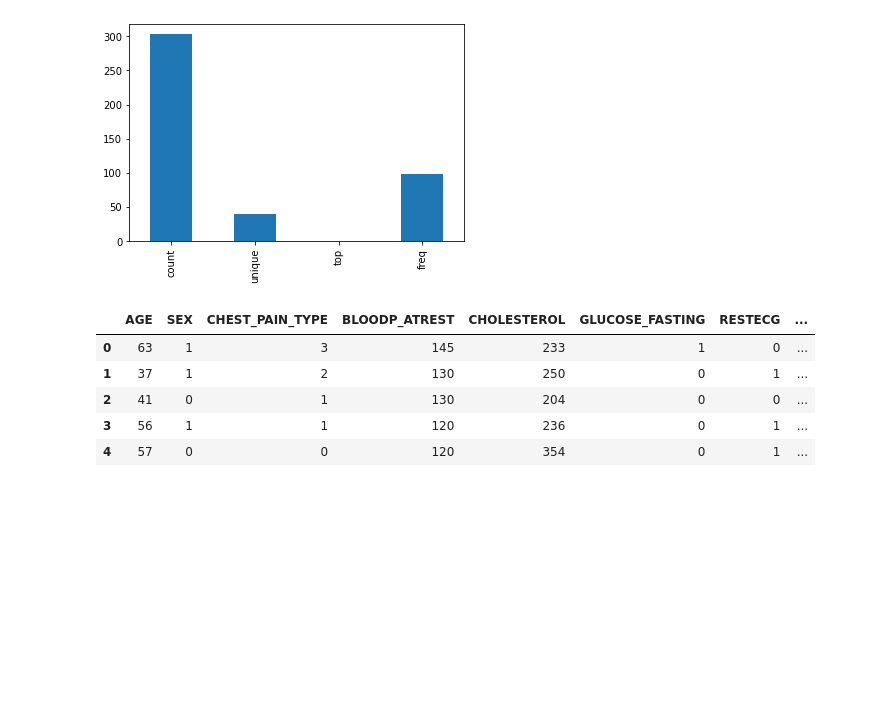
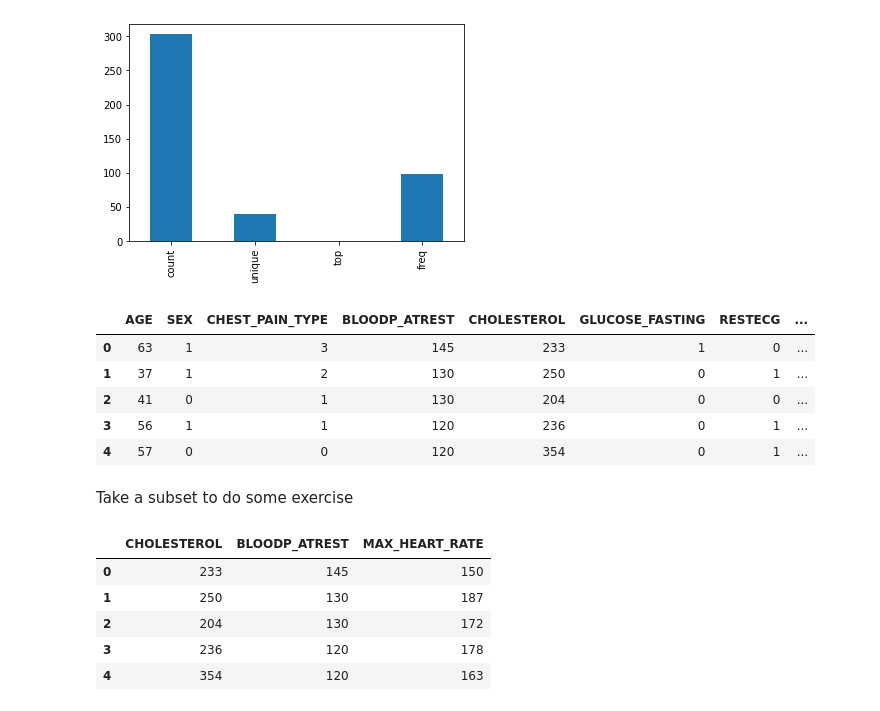
Before and after one commit to yassinzeraoulia97/esercizi, a Jupyter notebook: esercizi.ipynb, the cells around one changed output. Saved outputs shown, nothing was run; the diff lists cells and outputs as text; code cells hidden in the pictures; blank space fills up the shorter version.

```diff
--- a/esercizi.ipynb
+++ b/esercizi.ipynb
@@ -223,3 +223,15 @@ df.head()
 | 4 | 57 | 0 | 0 | 120 | 354 | 0 | 1 | ... |
 # %%
 df.sort_values(by='HEARTSTRES_EXERCISE', ascending=True, inplace=True)
+# %% [markdown]
+Take a subset to do some exercise
+# %%
+df1 = df[['CHOLESTEROL','BLOODP_ATREST','MAX_HEART_RATE']].stack().unstack().sort_index()
+df1.head()
+# %% [output]
+|  | CHOLESTEROL | BLOODP_ATREST | MAX_HEART_RATE |
+| 0 | 233 | 145 | 150 |
+| 1 | 250 | 130 | 187 |
+| 2 | 204 | 130 | 172 |
+| 3 | 236 | 120 | 178 |
+| 4 | 354 | 120 | 163 |
```
Also changed, not shown: parts of 1 cell of this notebook.
